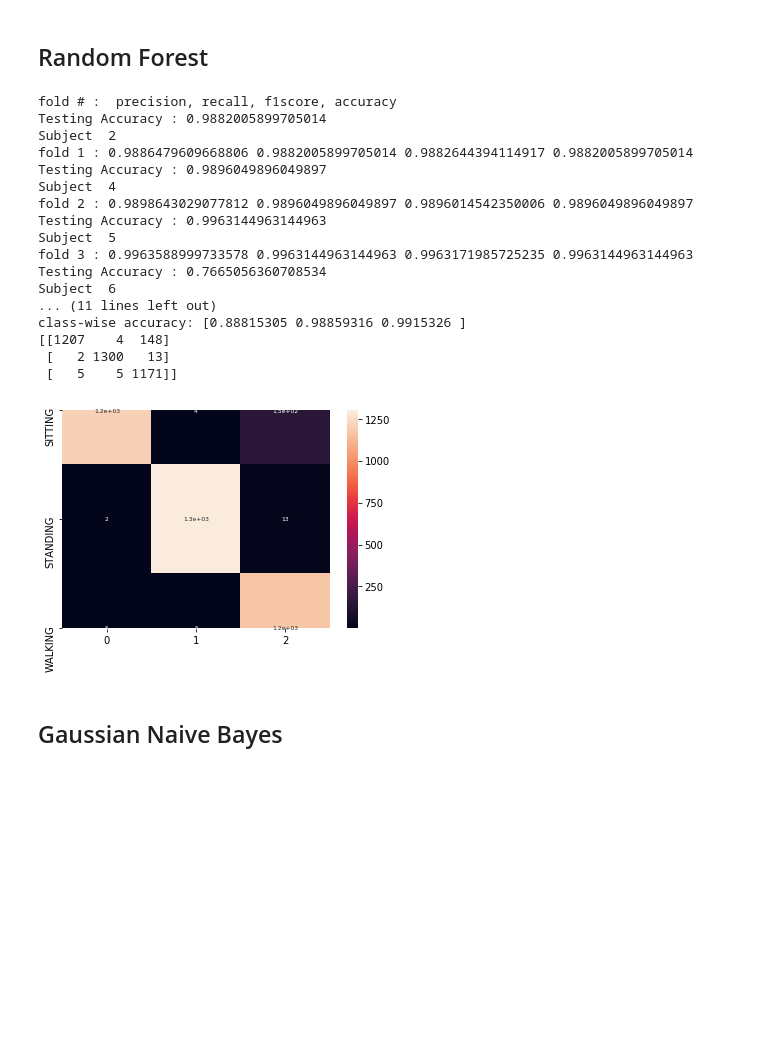
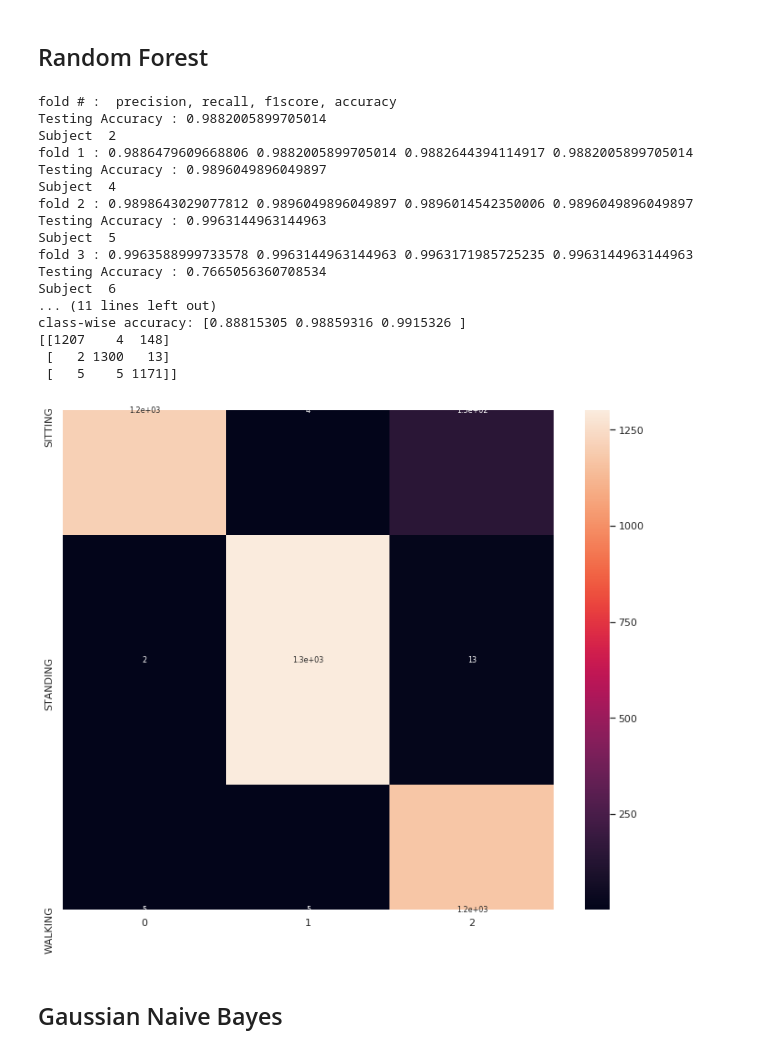
Before and after one commit to hasantarek2002/HAR, a Jupyter notebook: ML Code/human_activity_recognition_Classifier.ipynb, the cells around one changed output. Saved outputs shown, nothing was run; the diff lists cells and outputs as text; code cells hidden in the pictures; blank space fills up the shorter version.

```diff
--- a/ML Code/human_activity_recognition_Classifier.ipynb
+++ b/ML Code/human_activity_recognition_Classifier.ipynb
@@ -611,36 +625,37 @@ print('class-wise recall:',class_rec)
 print('class-wise f1score:',class_f1)
 print('class-wise accuracy:',class_acc)
 
 print(cm_all.astype('int'))
 
 
 
 array = confusion_matrix(true_all, pred_all)
 df_cm = pd.DataFrame(array, range(n_class),range(n_class))
-#sn.set(font_scale=1)#for label size
+plt.figure(figsize = (12,10))
+sn.set(font_scale=1)#for label size
 #sn.heatmap(df_cm, annot=True,annot_kws={"size": 8},yticklabels=('SITTING', 'STANDING', 'WALKING', 'WALKING_DOWNSTAIRS', 'WALKING_UPSTAIRS'))# font size
-sn.heatmap(df_cm, annot=True,annot_kws={"size": 6},yticklabels=('SITTING', 'STANDING', 'WALKING'))
+sn.heatmap(df_cm, annot=True,annot_kws={"size": 8},yticklabels=('SITTING', 'STANDING', 'WALKING'))
 
 plt.show()
 # %% [output]
 fold # :  precision, recall, f1score, accuracy
 Testing Accuracy : 0.9882005899705014
 Subject  2
 fold 1 : 0.9886479609668806 0.9882005899705014 0.9882644394114917 0.9882005899705014
 Testing Accuracy : 0.9896049896049897
 Subject  4
 fold 2 : 0.9898643029077812 0.9896049896049897 0.9896014542350006 0.9896049896049897
 Testing Accuracy : 0.9963144963144963
 Subject  5
 fold 3 : 0.9963588999733578 0.9963144963144963 0.9963171985725235 0.9963144963144963
 Testing Accuracy : 0.7665056360708534
 Subject  6
 ... (11 lines left out)
 class-wise accuracy: [0.88815305 0.98859316 0.9915326 ]
 [[1207    4  148]
  [   2 1300   13]
  [   5    5 1171]]
-[figure, old version]
+[figure, new version]
 # %% [markdown]
 ## Gaussian Naive Bayes
 # %%
```
Also changed, not shown: parts of 13 cells of this notebook, 51 other files.
